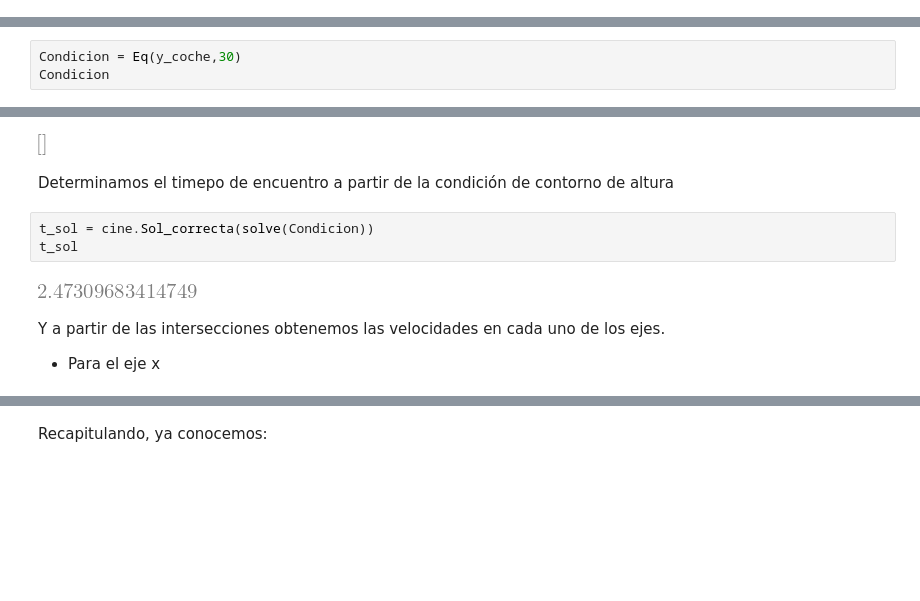
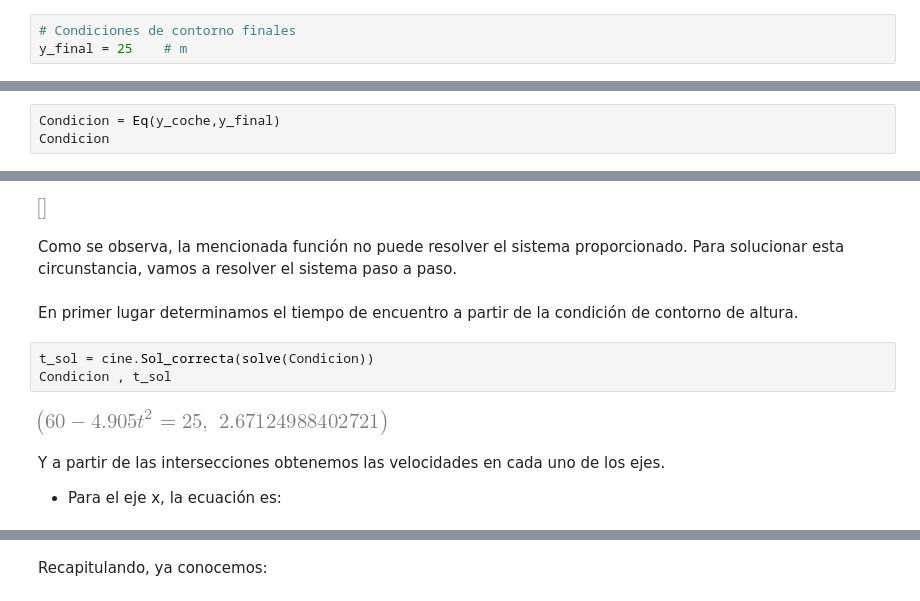
Before and after one commit to KikeProfesor00/Jupyter_Notebooks_Science, a Jupyter notebook: Ejemplos/Física/Cinematica/Sympy_cruce_MRU_MRUA_calculo_velocidad_sin_angulo.ipynb, the cells around one changed output, grey strips where cells are left out. Cells and saved outputs as stored; diff of their text form; blank space fills up the shorter version.

Commit message:
Concluido Sympy_cruce_MRU_MRUA_calculo_velocidad_sin_angulo. Se puede colapsar todo salvo los datos iniciales y las condiciones de contorno

```diff
--- a/Ejemplos/Física/Cinematica/Sympy_cruce_MRU_MRUA_calculo_velocidad_sin_angulo.ipynb
+++ b/Ejemplos/Física/Cinematica/Sympy_cruce_MRU_MRUA_calculo_velocidad_sin_angulo.ipynb
@@ -58 +62,4 @@ Si lo intercepta a una altura de 30 m, determina la velocidad de lanzamiento del
+# %%
+# Condiciones de contorno finales
+y_final = 25    # m
 # %% [markdown]
@@ -214,5 +194,5 @@ simplify(Interseccion_y)
 # %%
-Condicion = Eq(y_coche,30)
+Condicion = Eq(y_coche,y_final)
 Condicion
 # %% [output]
 [figure]
@@ -229,16 +213,18 @@ Resolvamos ahora el sistema de tres ecuaciones con tres incognitas:
 solve( [ Condicion , Interseccion_x , Interseccion_y   ] , [t, v_proyectil_x , v_proyectil_y ] )
 # %% [output]
 [figure]
+# %% [markdown]
+Como se observa, la mencionada función no puede resolver el sistema proporcionado. Para solucionar esta circunstancia, vamos a resolver el sistema paso a paso.
 # %% [markdown]
-Determinamos el timepo de encuentro a partir de la condición de contorno de altura
+En primer lugar determinamos el tiempo de encuentro a partir de la condición de contorno de altura.
 # %%
 t_sol = cine.Sol_correcta(solve(Condicion))
-t_sol
+Condicion , t_sol
 # %% [output]
-[figure, old version]
+[figure, new version]
 # %% [markdown]
 Y a partir de las intersecciones obtenemos las velocidades en cada uno de los ejes.
-   * Para el eje x
+   * Para el eje x, la ecuación es:
 # %%
 Interseccion_x_t = Interseccion_x.subs(t, t_sol)
 Interseccion_x_t
```
Also changed, not shown: parts of 46 cells of this notebook, 1 other file.
